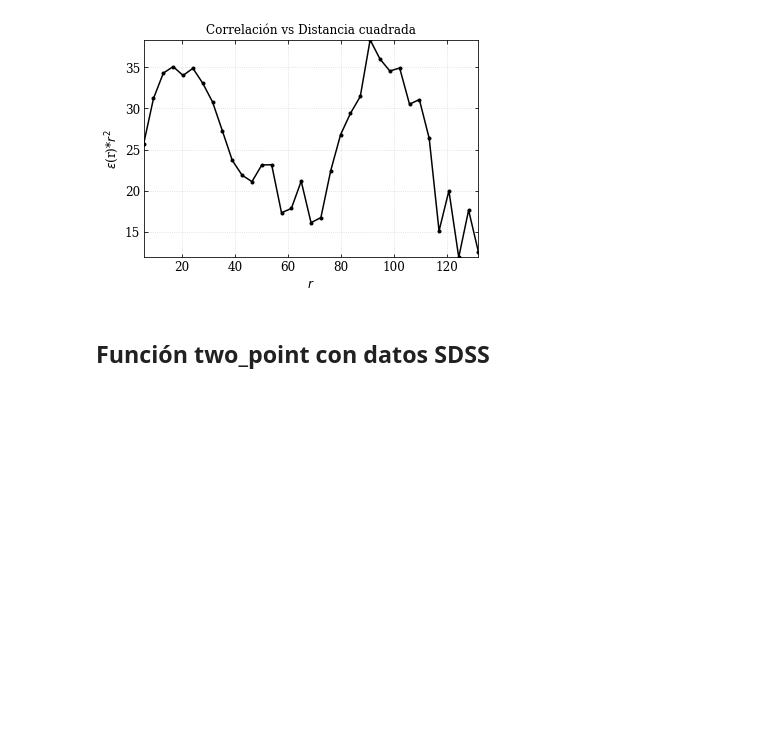
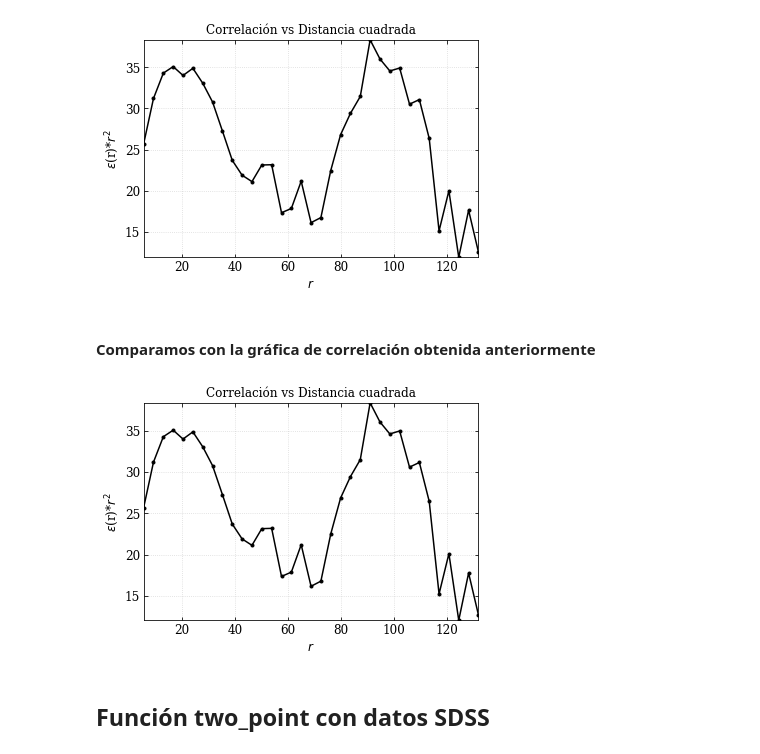
Before and after one commit to DCIDA2019/da2020-GabrielMissael, a Jupyter notebook: Semana14_Casa/correlacion_AstroML.ipynb, the cells around one changed output. Saved outputs shown, nothing was run; the diff lists cells and outputs as text; code cells hidden in the pictures; blank space fills up the shorter version.

```diff
--- a/Semana14_Casa/correlacion_AstroML.ipynb
+++ b/Semana14_Casa/correlacion_AstroML.ipynb
@@ -216,5 +216,13 @@ ver_correlacion(correlacion, l = 130, limit = [-0.1, 1])
 ver_r_cuadrada(correlacion, 130)
 # %% [output]
 [figure]
+# %% [markdown]
+#### Comparamos con la gráfica de correlación obtenida anteriormente
+# %%
+propio = np.load('../Semana13_Casa/caso250K_L130_B35.npy')
+# %%
+ver_r_cuadrada(propio, 130)
+# %% [output]
+[figure, added]
 # %% [markdown]
 ## Función two_point con datos SDSS
```
